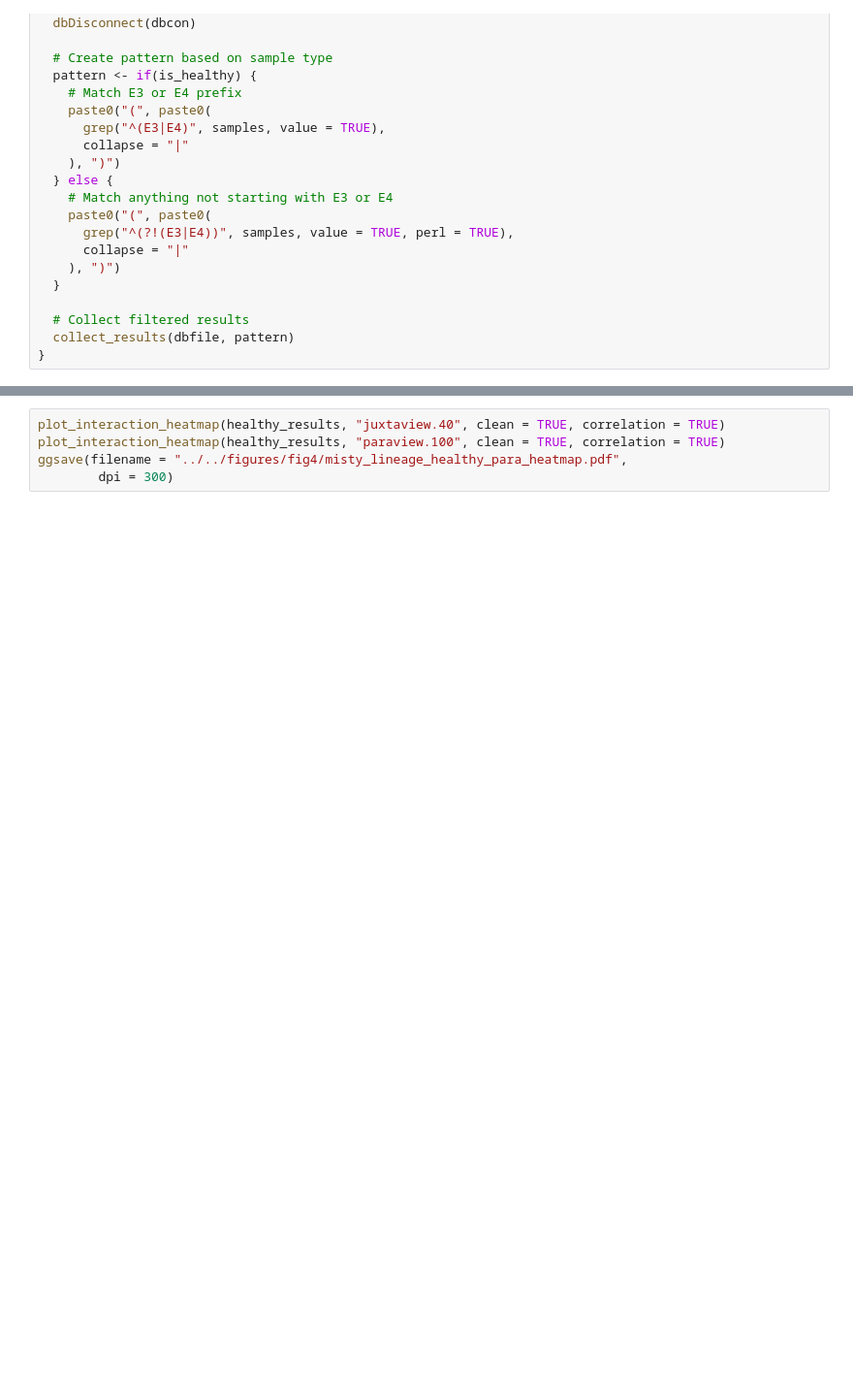
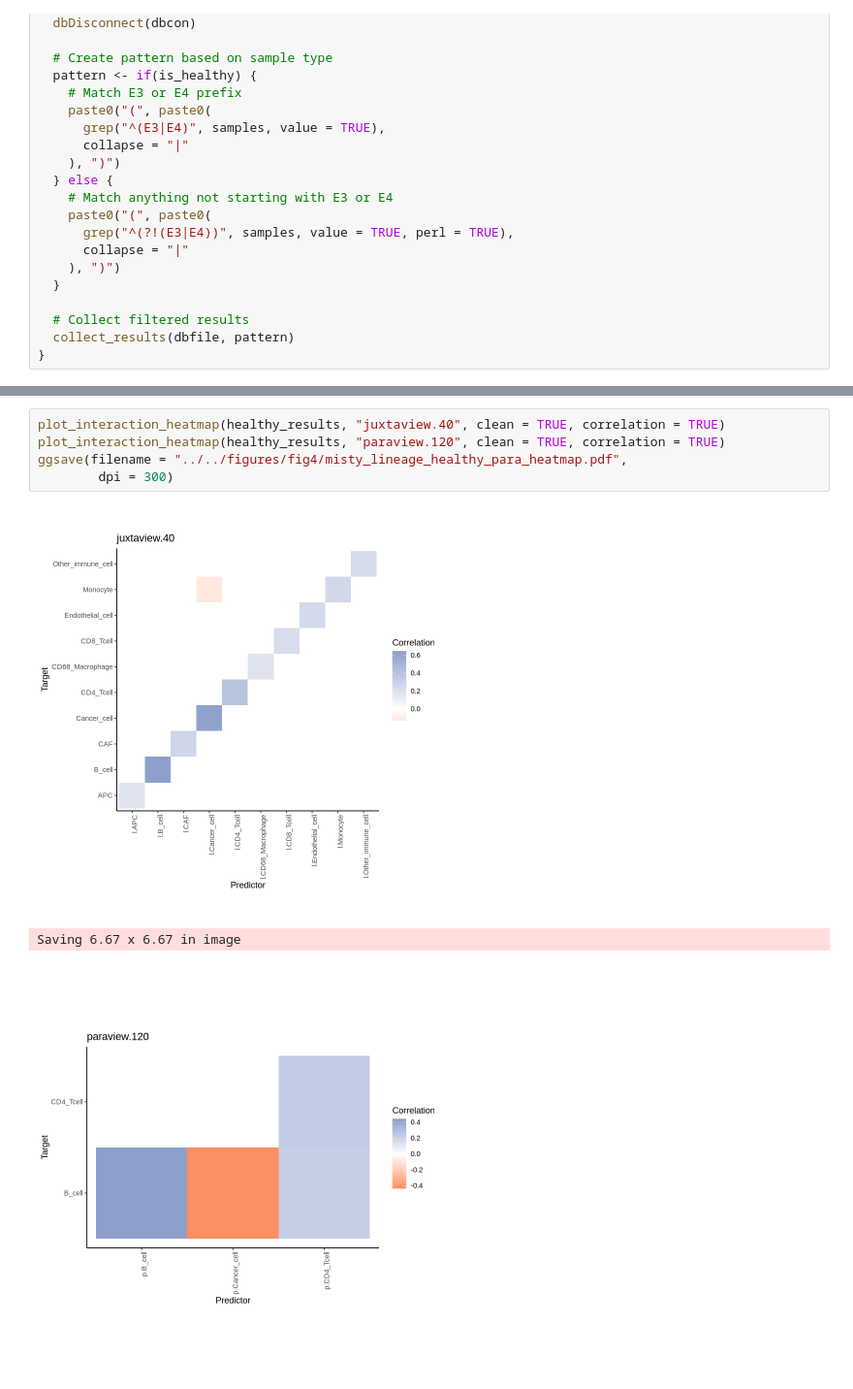
Before and after one commit to HartmannLab/MIBI-Analysis_Hamburg_CRC_TMA_2024, a Jupyter notebook: notebooks/spatial/MistyLines.ipynb, the cells around one changed output, grey strips where cells are left out. Shown at 97% size. Drawn from its saved outputs; the diff is of its cells as text; blank space fills up the shorter version.

```diff
--- a/notebooks/spatial/MistyLines.ipynb
+++ b/notebooks/spatial/MistyLines.ipynb
@@ -140,8 +246,12 @@ dev.off()
 # %%
 plot_interaction_heatmap(healthy_results, "juxtaview.40", clean = TRUE, correlation = TRUE)
-plot_interaction_heatmap(healthy_results, "paraview.100", clean = TRUE, correlation = TRUE)
+plot_interaction_heatmap(healthy_results, "paraview.120", clean = TRUE, correlation = TRUE)
 ggsave(filename = "../../figures/fig4/misty_lineage_healthy_para_heatmap.pdf",
         dpi = 300)
+# %% [output]
+[figure, added]
+Saving 6.67 x 6.67 in image
+[figure, added]
 # %%
 plot_improvement_stats(tumor_results)
 ggsave(filename = "../../figures/fig4/misty_lineage_tumor_improvements.pdf", dpi = 300)
```
Also changed, not shown: parts of 32 cells of this notebook.
